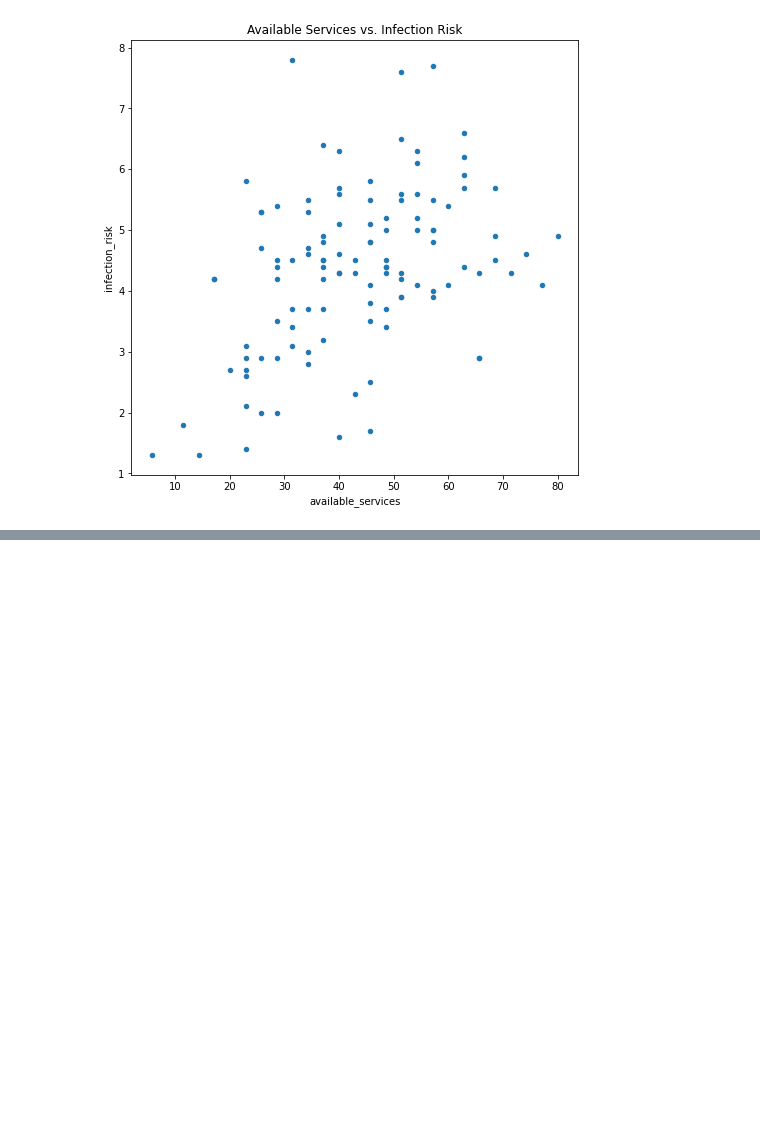
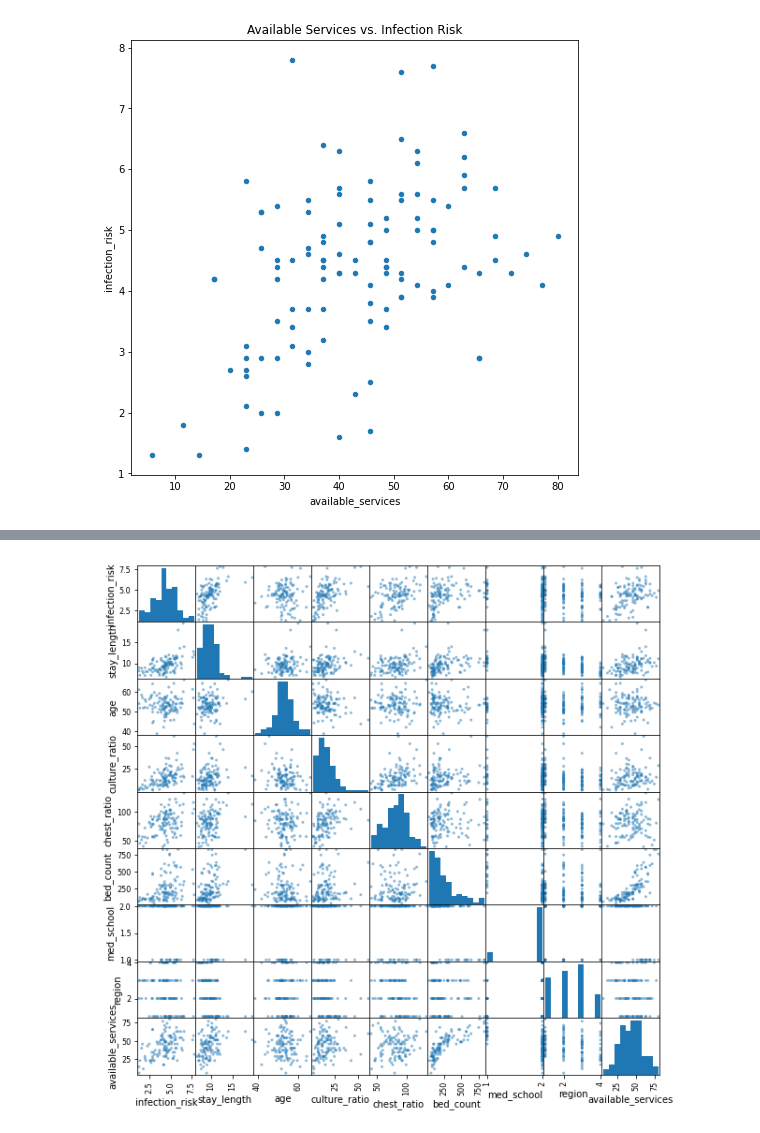
Before and after one commit to datagarret/linear_regression_project, a Jupyter notebook: SENIC EDA.ipynb, the cells around one changed output, grey strips where cells are left out. Cells and saved outputs as stored; diff of their text form; code cells hidden in the pictures; blank space fills up the shorter version.

```diff
--- a/SENIC EDA.ipynb
+++ b/SENIC EDA.ipynb
@@ -150,0 +246,6 @@ univariate_plot_maker(senic_df, 'infection_risk', 'available_services', 'Infecti
+# %%
+senic_output_df = senic_df.drop(columns=['avg_daily_census','nurse_count'])
+
+pd.plotting.scatter_matrix(senic_output_df);
+# %% [output]
+[figure, added]
```
Also changed, not shown: parts of 17 cells of this notebook, 1 other file.
